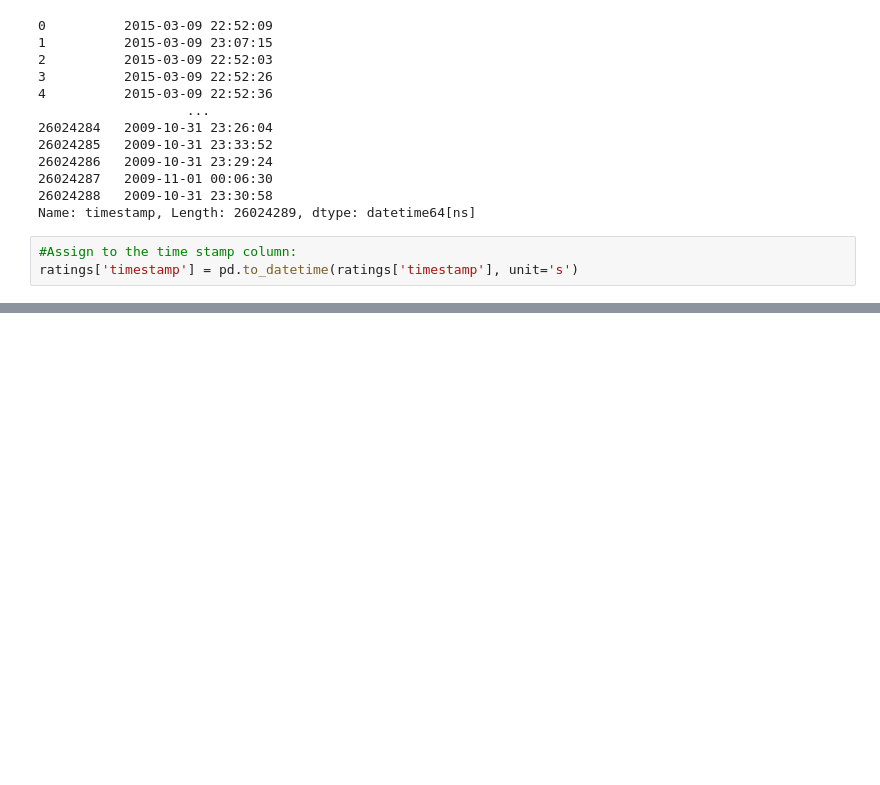
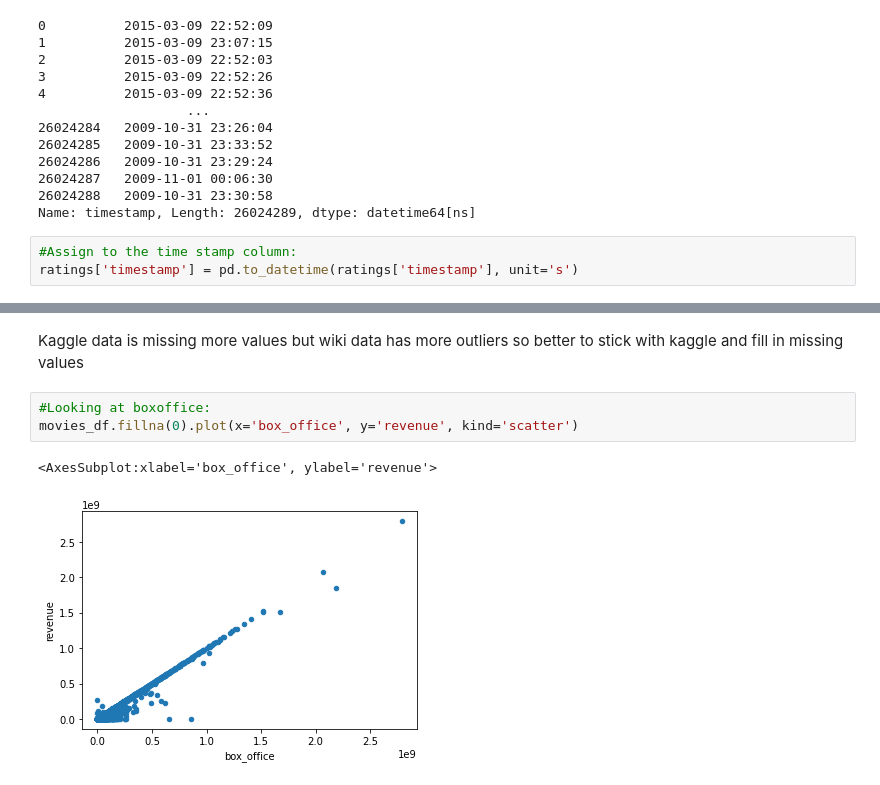
Before and after one commit to ariw237/Movies_ETL, a Jupyter notebook: movies_ETL.ipynb, the cells around one changed output, grey strips where cells are left out. Drawn from its saved outputs; the diff is of its cells as text; blank space fills up the shorter version.

```diff
--- a/movies_ETL.ipynb
+++ b/movies_ETL.ipynb
@@ -1436,0 +1596,8 @@ ratings['rating'].describe()
+# %% [markdown]
+Kaggle data is missing more values but wiki data has more outliers so better to stick with kaggle and fill in missing values
+# %%
+#Looking at boxoffice:
+movies_df.fillna(0).plot(x='box_office', y='revenue', kind='scatter')
+# %% [output]
+<AxesSubplot:xlabel='box_office', ylabel='revenue'>
+[figure, added]
```
Also changed, not shown: parts of 62 cells of this notebook.
